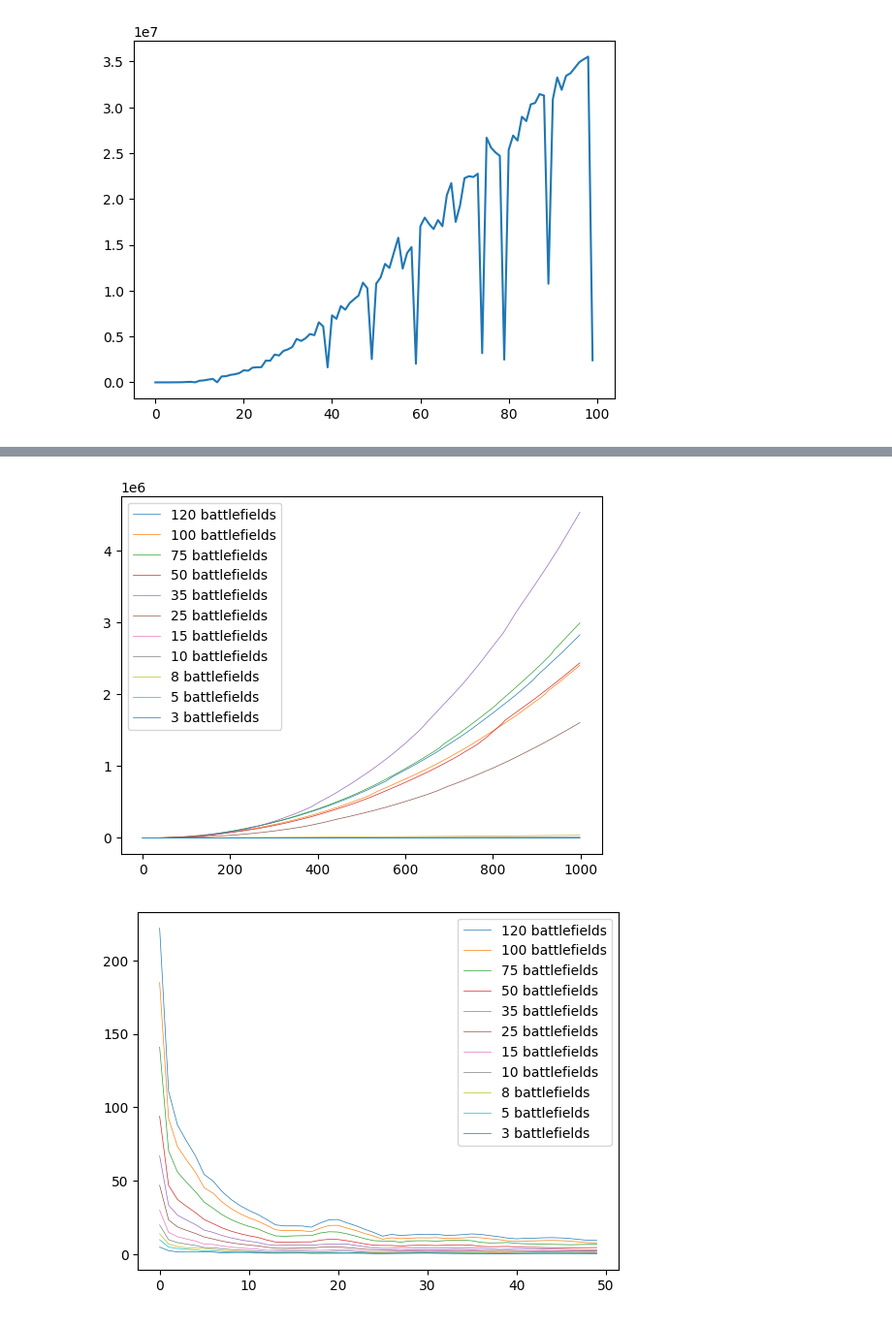
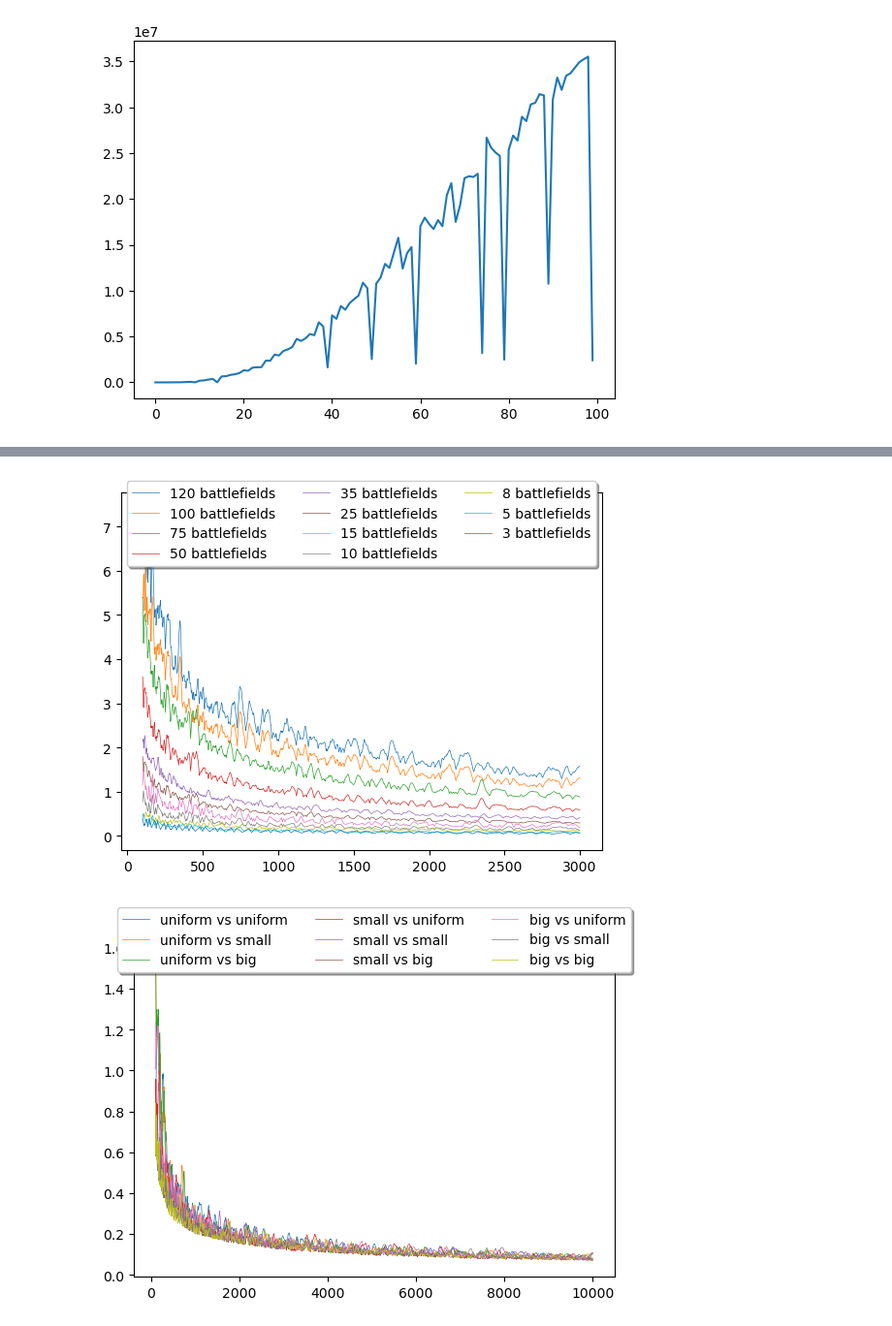
Before and after one commit to greg19/ae3, a Jupyter notebook: analysis/analyze.ipynb, the cells around one changed output, grey strips where cells are left out. Shown at 97% size. Cells and saved outputs as stored; diff of their text form; code cells hidden in the pictures.

```diff
--- a/analysis/analyze.ipynb
+++ b/analysis/analyze.ipynb
@@ -24,0 +37,11 @@ sized_datasets_available = [3, 5, 8, 10, 15, 25, 35, 50, 75, 100, 120]
+# %%
+for i in reversed(sized_datasets_available):
+    filename = f"{base_path}/analytics/sized/balanced_{i}"
+    df = read(filename)
+    df['total_time'] = np.cumsum(df['duration'] / 1000000)
+    plt.plot(df['total_time'], linewidth=0.5, label=f"{i} battlefields")
+
+plt.xlabel("Iteracja")
+plt.ylabel("Całkowity czas wykonania [s]")
+plt.legend(loc=2)
+plt.savefig(f"{base_path}/results/total_time_after_step.png", dpi=300)
@@ -26,8 +51,8 @@ sized_datasets_available = [3, 5, 8, 10, 15, 25, 35, 50, 75, 100, 120]
 for i in reversed(sized_datasets_available):
     filename = f"{base_path}/analytics/sized/balanced_{i}"
     df = read(filename)
-    plt.plot(df['duration'], linewidth=0.5, label=f"{i} battlefields")
+    plt.plot(df['epsilon'][0:50], linewidth=0.5, label=f"{i} battlefields")
 
-plt.legend(loc=2)
-plt.savefig(f"{base_path}/results/time_per_step.png")
+plt.legend(loc=1)
+plt.savefig(f"{base_path}/results/early_epsilon_after_step.png", dpi=300)
 # %% [output]
@@ -36,20 +61,22 @@ plt.savefig(f"{base_path}/results/time_per_step.png")
 for i in reversed(sized_datasets_available):
     filename = f"{base_path}/analytics/sized/balanced_{i}"
     df = read(filename)
-    df['total_time'] = np.cumsum(df['duration'])
-    plt.plot(df['total_time'], linewidth=0.5, label=f"{i} battlefields")
+    plt.plot(df['iteration'][100:], df['epsilon'][100:], linewidth=0.5, label=f"{i} battlefields")
 
-plt.legend(loc=2)
-plt.savefig(f"{base_path}/results/total_time_after_step.png")
+plt.legend(loc='upper center', bbox_to_anchor=(0.5, 1.05), ncol=3, fancybox=True, shadow=True)
+plt.savefig(f"{base_path}/results/late_epsilon_after_step.png", dpi=300)
 # %% [output]
-[figure, old version]
+[figure, new version]
 # %%
-for i in reversed(sized_datasets_available):
-    filename = f"{base_path}/analytics/sized/balanced_{i}"
-    df = read(filename)
-    plt.plot(df['epsilon'][0:50], linewidth=0.5, label=f"{i} battlefields")
+sas = ["uniform", "small", "big"]
+sds = ["uniform", "small", "big"]
 
-plt.legend(loc=1)
-plt.savefig(f"{base_path}/results/early_epsilon_after_step.png")
+for i, sa in enumerate(sas):
+    for j, sd in enumerate(sds):
+        filename = f"{base_path}/analytics/different_strats/t_{i}_{j}"
+        df = read(filename)
+        plt.plot(df['iteration'][100:], df['epsilon'][100:], linewidth=0.5, label=sa + " vs " + sd)
+plt.legend(loc='upper center', bbox_to_anchor=(0.5, 1.05), ncol=3, fancybox=True, shadow=True)
+plt.savefig(f"{base_path}/results/different_strats.png", dpi=600)
 # %% [output]
-[figure, old version]
+[figure, new version]
```
Also changed, not shown: parts of 4 cells of this notebook, 9 other files.
